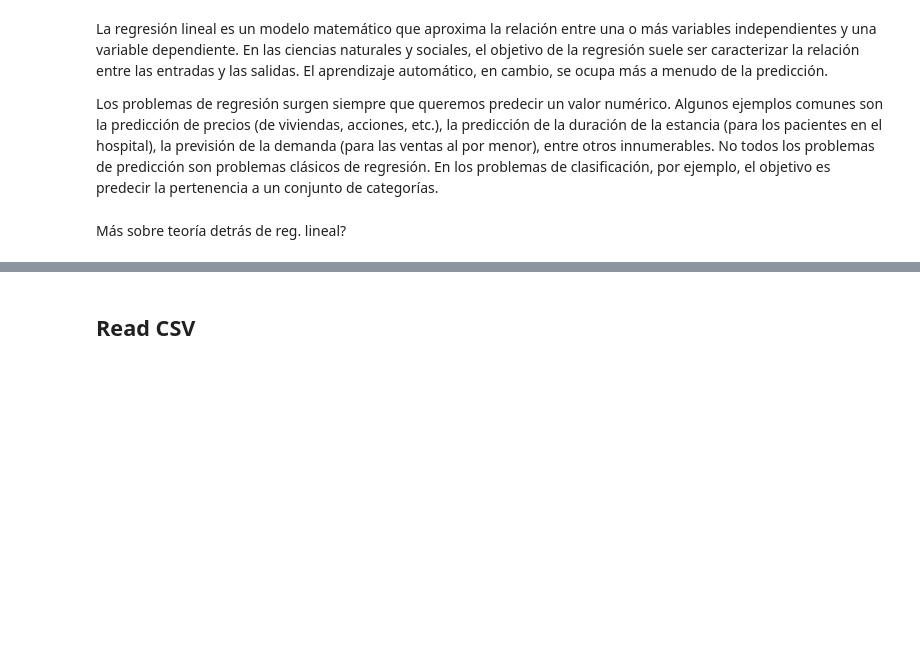
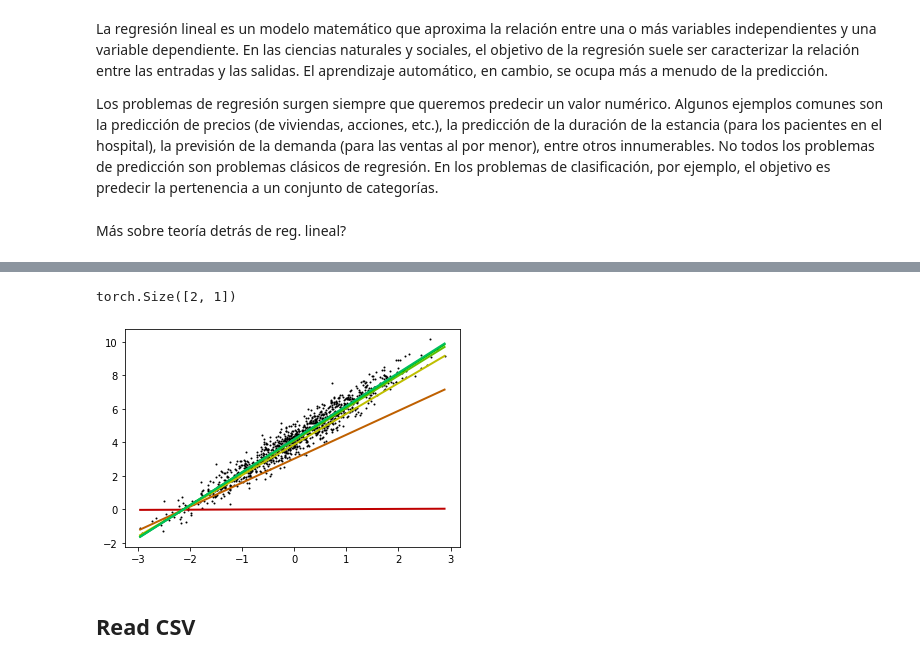
Before and after one commit to ramajoballester/mil_deeplearning, a Jupyter notebook: 1_Introduccion.ipynb, the cells around one changed output, grey strips where cells are left out. Cells and saved outputs as stored; diff of their text form; code cells hidden in the pictures; blank space fills up the shorter version.

```diff
--- a/1_Introduccion.ipynb
+++ b/1_Introduccion.ipynb
@@ -122,8 +119,14 @@ b = torch.zeros(1, requires_grad=True)
 # %%
-lr = 0.03
-num_epochs = 3
+w = torch.normal(0, 0.01, size=(len(true_w),1), requires_grad=True)
+b = torch.zeros(1, requires_grad=True)
+
+lr = 0.01
+num_epochs = 5
 net = linreg
 loss = squared_loss
+
+w_vector = [w.item()]
+b_vector = [b.item()]
 
 for epoch in range(num_epochs):
     for X, y in data_iter(batch_size, features, labels):
@@ -134,4 +137,7 @@ for epoch in range(num_epochs):
     with torch.no_grad():
         train_l = loss(net(features, w, b), labels)
         print(f'epoch {epoch + 1}, loss {float(train_l.mean()):f}')
+
+    w_vector.append(w.item())
+    b_vector.append(b.item())
 # %% [output]
@@ -154,3 +161,17 @@ tensor([ 2.0000, -3.4000])
+# %%
+torch.Tensor([[4], [5]]).shape
+# %% [output]
+torch.Size([2, 1])
+# %%
+x1 = min(features[:, 0])
+x2 = max(features[:, 0])
+fig = plt.figure()
+plt.scatter(features[:, 0], labels, 1, color='k');
+for i in range(len(w_vector)):
+    y1, y2 = (w_vector[i] * torch.Tensor([[x1], [x2]]) + b_vector[i]).detach().numpy()
+    plt.plot([x1, x2], [y1, y2], color=hsv_to_rgb((0.5*(i/len(w_vector)), 1, 0.75)), linewidth=2);
+# %% [output]
+[figure, added]
 # %% [markdown]
 ## Read CSV
 # %%
```
Also changed, not shown: parts of 9 cells of this notebook.
